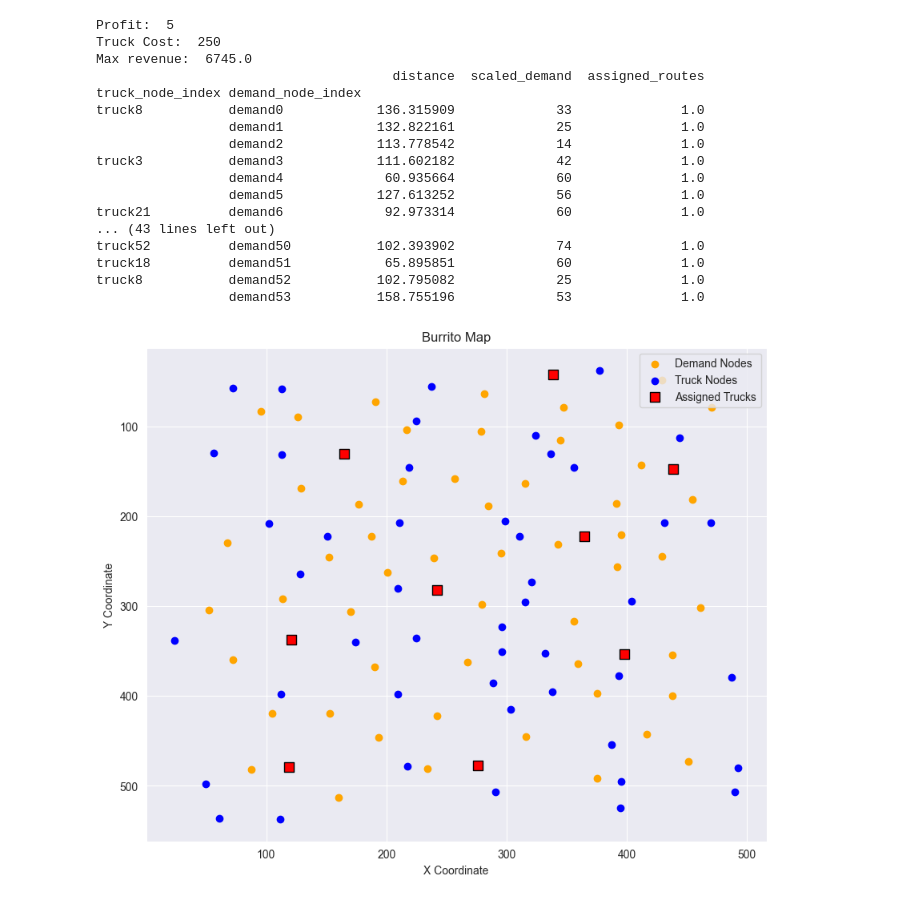
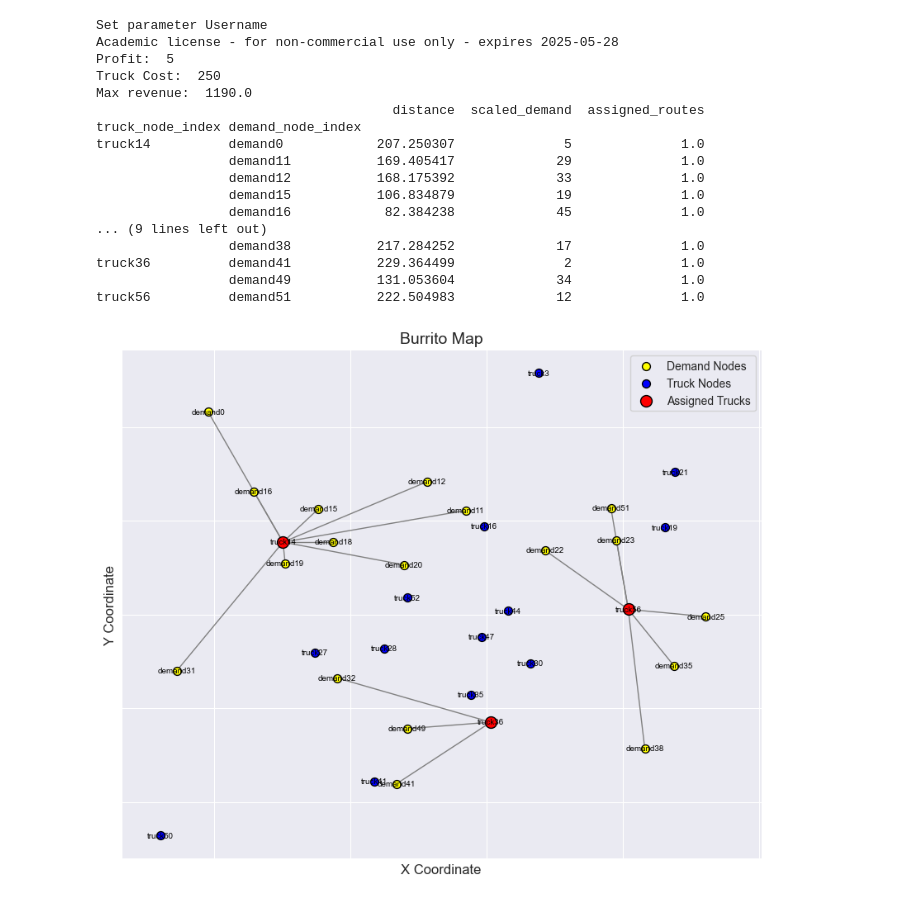
Before and after one commit to utsavmajumdar14/gurobi_burrito_optimization, a Jupyter notebook: burrito_optimization.ipynb, the cells around one changed output. Saved outputs shown, nothing was run; the diff lists cells and outputs as text; code cells hidden in the pictures.

```diff
--- a/burrito_optimization.ipynb
+++ b/burrito_optimization.ipynb
@@ -184,22 +121,23 @@ truck12          demand53           118.661546              7              1.0
-# %%
-day = '5'
-burrito_round1(day)
-# %% [output]
-Profit:  5
-Truck Cost:  250
-Max revenue:  6745.0
-                                      distance  scaled_demand  assigned_routes
-truck_node_index demand_node_index
-truck8           demand0            136.315909             33              1.0
-                 demand1            132.822161             25              1.0
-                 demand2            113.778542             14              1.0
-truck3           demand3            111.602182             42              1.0
-                 demand4             60.935664             60              1.0
-                 demand5            127.613252             56              1.0
-truck21          demand6             92.973314             60              1.0
-... (43 lines left out)
-truck52          demand50           102.393902             74              1.0
-truck18          demand51            65.895851             60              1.0
-truck8           demand52           102.795082             25              1.0
-                 demand53           158.755196             53              1.0
-[figure, removed]
+# %%
+round = '1'
+day = '1'
+burrito(round,day)
+# %% [output]
+Set parameter Username
+Academic license - for non-commercial use only - expires 2025-05-28
+Profit:  5
+Truck Cost:  250
+Max revenue:  1190.0
+                                      distance  scaled_demand  assigned_routes
+truck_node_index demand_node_index
+truck14          demand0            207.250307              5              1.0
+                 demand11           169.405417             29              1.0
+                 demand12           168.175392             33              1.0
+                 demand15           106.834879             19              1.0
+                 demand16            82.384238             45              1.0
+... (9 lines left out)
+                 demand38           217.284252             17              1.0
+truck36          demand41           229.364499              2              1.0
+                 demand49           131.053604             34              1.0
+truck56          demand51           222.504983             12              1.0
+[figure, added]
```
Also changed, not shown: parts of 14 cells of this notebook.
